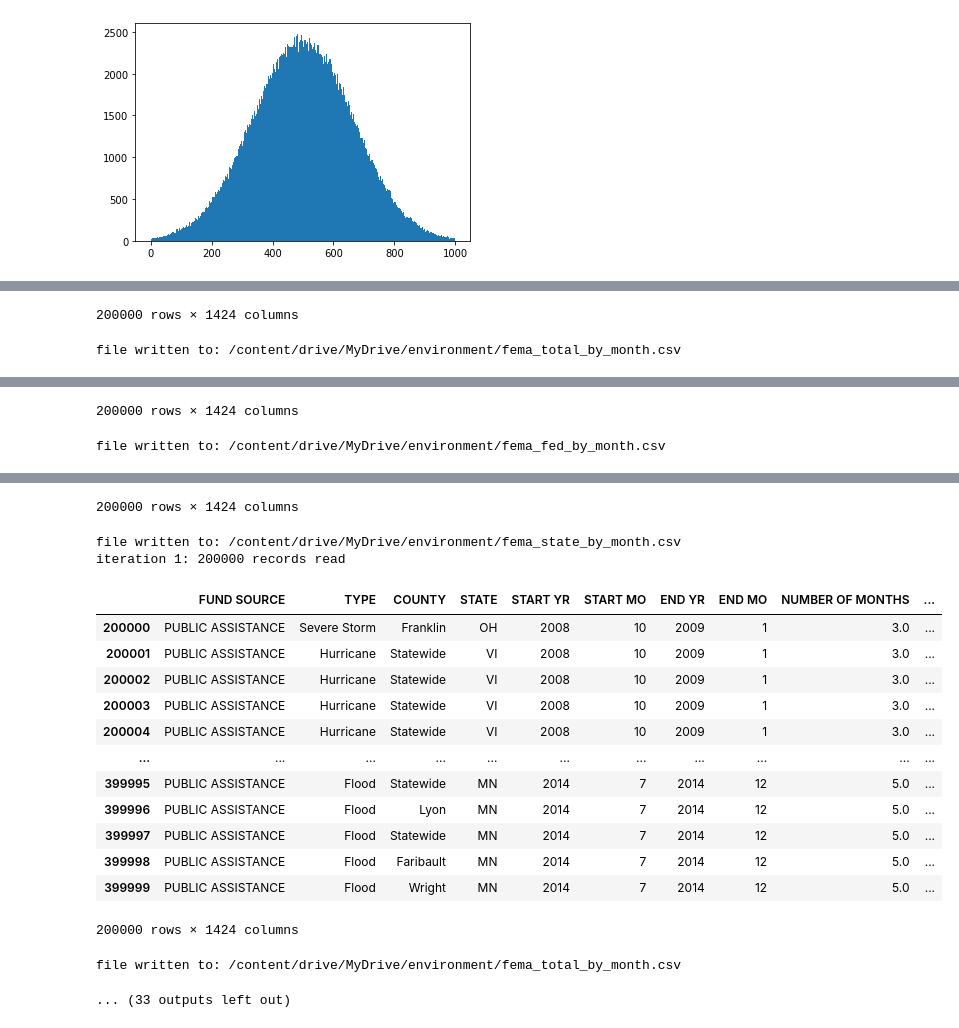
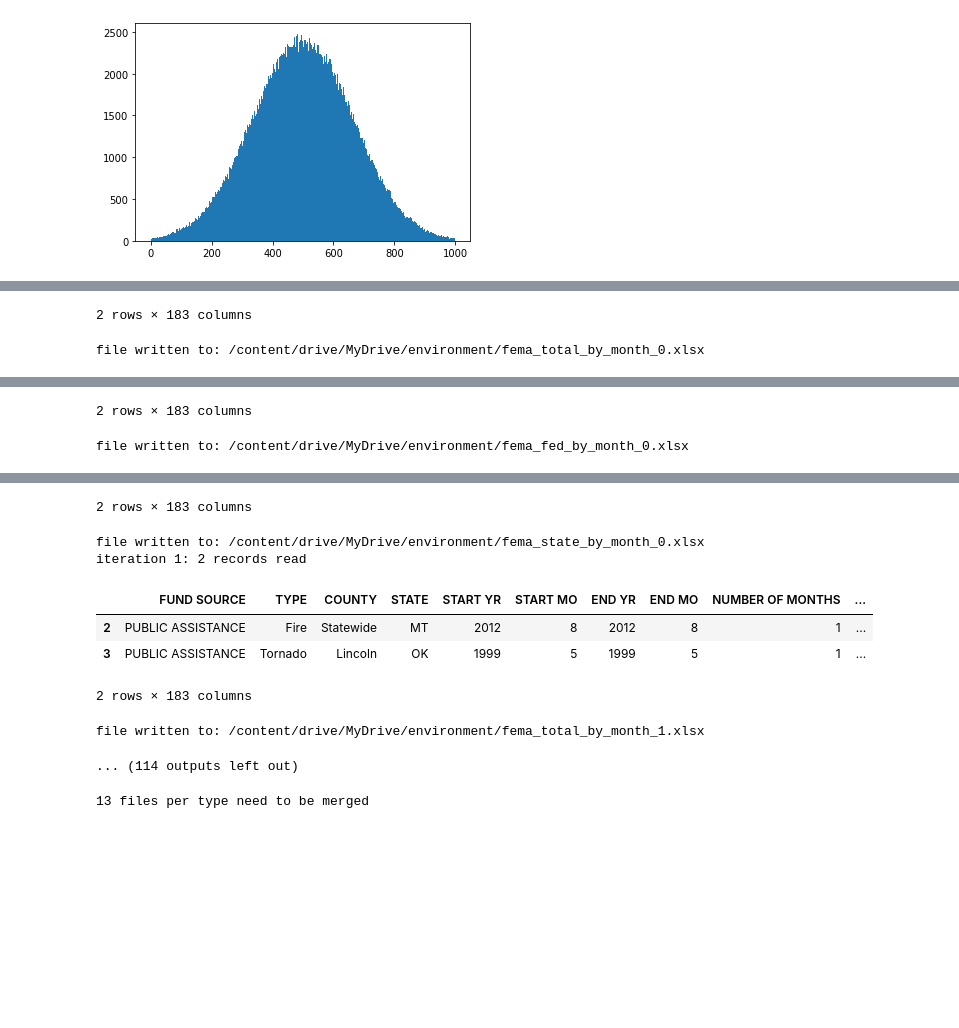
Before and after one commit to hmobley/environment, a Jupyter notebook: fema.ipynb, the cells around one changed output, grey strips where cells are left out. Drawn from its saved outputs; the diff is of its cells as text; code cells hidden in the pictures; blank space fills up the shorter version.

Commit message:
changed to write to intermediate excel files which are later merged.  Works on small files.

```diff
--- a/fema.ipynb
+++ b/fema.ipynb
@@ -50,7 +22,7 @@
 # set to true to create output files again
 create_output_files = False
 chunk_size = 200000
-#chunk_size=2
+chunk_size=2
 # %%
 import pandas as pd
 import numpy as np
@@ -250,5 +233,6 @@ df = None
 # %%
-def create_spend_report(colspend,display_result=True,save=False,test_sums=False):
+def create_spend_report(colspend,display_result=True,save=False,
+                        test_sums=False,n=0):
     global df
     # update single month
     df.loc[df["months"]==1,"spend"] = df[df["months"]==1][colspend]
@@ -312,10 +296,13 @@ def create_spend_report(colspend,display_result=True,save=False,test_sums=False)
             filename = fema_st_out_file
         else:
             filename = fema_tot_out_file
-        filepath = os.path.join(base_dir,filename+".csv")
-        fileexists = os.path.exists(filepath)
-        df.to_csv(filepath, header=(not fileexists), \
-                  mode=('a' if fileexists else 'w'))
+        # filepath = os.path.join(base_dir,filename+".csv")
+        # fileexists = os.path.exists(filepath)
+        # df.to_csv(filepath, header=(not fileexists), \
+        #           mode=('a' if fileexists else 'w'))
+        filepath = os.path.join(base_dir,F"{filename}_{n}.xlsx")
+        df.to_excel(filepath, header=True)
+        #df.to_excel(filepath, header=(n==0))
         print(F"file written to: {filepath}")
 # %%
 def prep(copy_orig=True):
@@ -359,11 +346,11 @@ if dffema_len > 0:
         if len(df) > 0:
             df_orig = df.copy()
             prep(copy_orig=False)
-            create_spend_report("TOTAL PROJECT SPEND",save=True)
+            create_spend_report("TOTAL PROJECT SPEND",save=True,n=n)
             prep()
-            create_spend_report("FED SPEND",save=True)
+            create_spend_report("FED SPEND",save=True,n=n)
             prep()
-            create_spend_report("STATE SPEND",save=True)
+            create_spend_report("STATE SPEND",save=True,n=n)
         print(F"iteration {n+1}: {len(df)} records read")
         n += 1
         if n*chunk_size > (dffema_len-1):
@@ -384,3 +362,3 @@ if dffema_len > 0:
-200000 rows × 1424 columns
+2 rows × 183 columns
-file written to: /content/drive/MyDrive/environment/fema_total_by_month.csv
+file written to: /content/drive/MyDrive/environment/fema_total_by_month_0.xlsx
 |  | FUND SOURCE | TYPE | COUNTY | STATE | START YR | START MO | END YR | END MO | NUMBER OF MONTHS | ... |
@@ -398,3 +367,3 @@ file written to: /content/drive/MyDrive/environment/fema_total_by_month.csv
-200000 rows × 1424 columns
+2 rows × 183 columns
-file written to: /content/drive/MyDrive/environment/fema_fed_by_month.csv
+file written to: /content/drive/MyDrive/environment/fema_fed_by_month_0.xlsx
 |  | FUND SOURCE | TYPE | COUNTY | STATE | START YR | START MO | END YR | END MO | NUMBER OF MONTHS | ... |
@@ -412,18 +372,9 @@ file written to: /content/drive/MyDrive/environment/fema_fed_by_month.csv
-200000 rows × 1424 columns
+2 rows × 183 columns
-file written to: /content/drive/MyDrive/environment/fema_state_by_month.csv
-iteration 1: 200000 records read
+file written to: /content/drive/MyDrive/environment/fema_state_by_month_0.xlsx
+iteration 1: 2 records read
 |  | FUND SOURCE | TYPE | COUNTY | STATE | START YR | START MO | END YR | END MO | NUMBER OF MONTHS | ... |
-| 200000 | PUBLIC ASSISTANCE | Severe Storm | Franklin | OH | 2008 | 10 | 2009 | 1 | 3.0 | ... |
-| 200001 | PUBLIC ASSISTANCE | Hurricane | Statewide | VI | 2008 | 10 | 2009 | 1 | 3.0 | ... |
-| 200002 | PUBLIC ASSISTANCE | Hurricane | Statewide | VI | 2008 | 10 | 2009 | 1 | 3.0 | ... |
-| 200003 | PUBLIC ASSISTANCE | Hurricane | Statewide | VI | 2008 | 10 | 2009 | 1 | 3.0 | ... |
-| 200004 | PUBLIC ASSISTANCE | Hurricane | Statewide | VI | 2008 | 10 | 2009 | 1 | 3.0 | ... |
-| ... | ... | ... | ... | ... | ... | ... | ... | ... | ... | ... |
-| 399995 | PUBLIC ASSISTANCE | Flood | Statewide | MN | 2014 | 7 | 2014 | 12 | 5.0 | ... |
-| 399996 | PUBLIC ASSISTANCE | Flood | Lyon | MN | 2014 | 7 | 2014 | 12 | 5.0 | ... |
-| 399997 | PUBLIC ASSISTANCE | Flood | Statewide | MN | 2014 | 7 | 2014 | 12 | 5.0 | ... |
-| 399998 | PUBLIC ASSISTANCE | Flood | Faribault | MN | 2014 | 7 | 2014 | 12 | 5.0 | ... |
-| 399999 | PUBLIC ASSISTANCE | Flood | Wright | MN | 2014 | 7 | 2014 | 12 | 5.0 | ... |
+| 2 | PUBLIC ASSISTANCE | Fire | Statewide | MT | 2012 | 8 | 2012 | 8 | 1 | ... |
+| 3 | PUBLIC ASSISTANCE | Tornado | Lincoln | OK | 1999 | 5 | 1999 | 5 | 1 | ... |
-200000 rows × 1424 columns
+2 rows × 183 columns
-file written to: /content/drive/MyDrive/environment/fema_total_by_month.csv
+file written to: /content/drive/MyDrive/environment/fema_total_by_month_1.xlsx
-... (33 outputs left out)
+... (114 outputs left out)
@@ -429,0 +399,7 @@ file written to: /content/drive/MyDrive/environment/fema_total_by_month.csv
+# %%
+print(F"{n-1} files per type need to be merged")
+merge_excel_files(fema_fed_out_file)
+merge_excel_files(fema_st_out_file)
+merge_excel_files(fema_tot_out_file)
+# %% [output]
+13 files per type need to be merged
```
Also changed, not shown: parts of 18 cells of this notebook.
